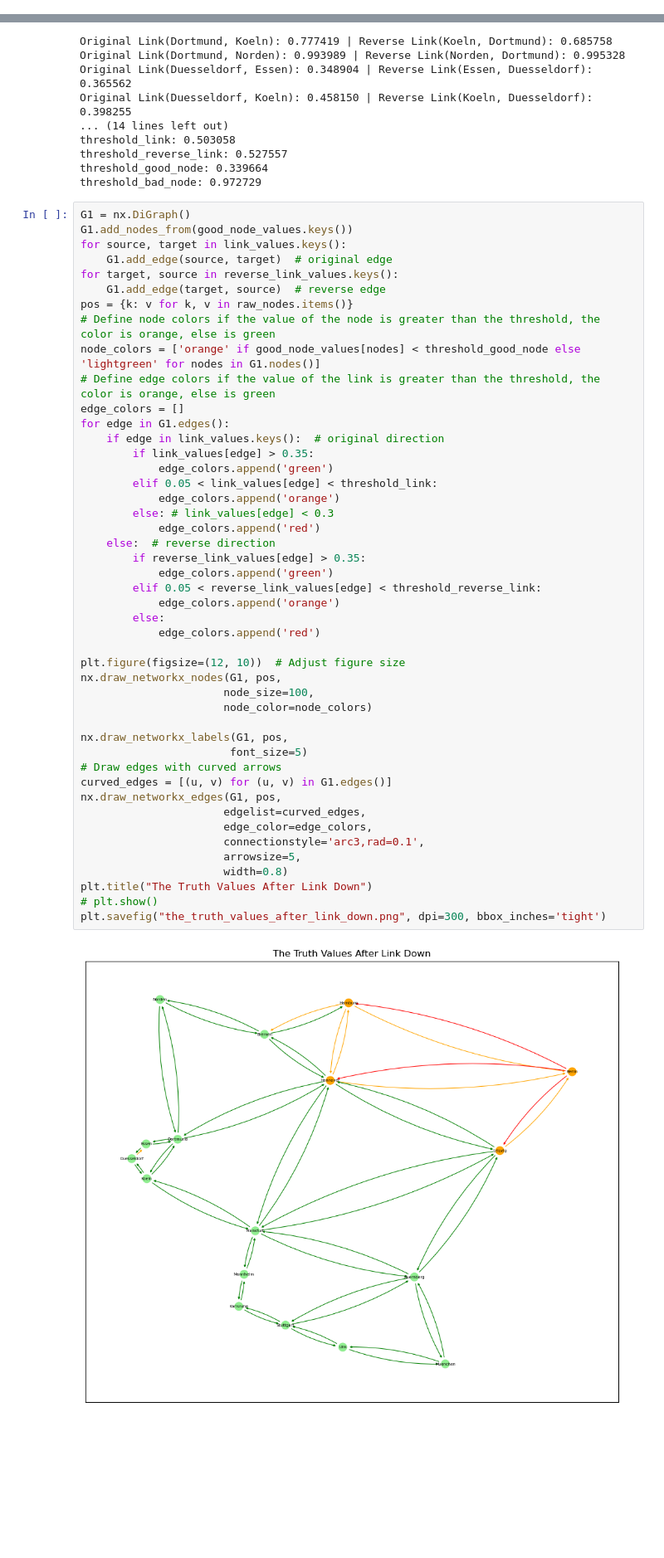
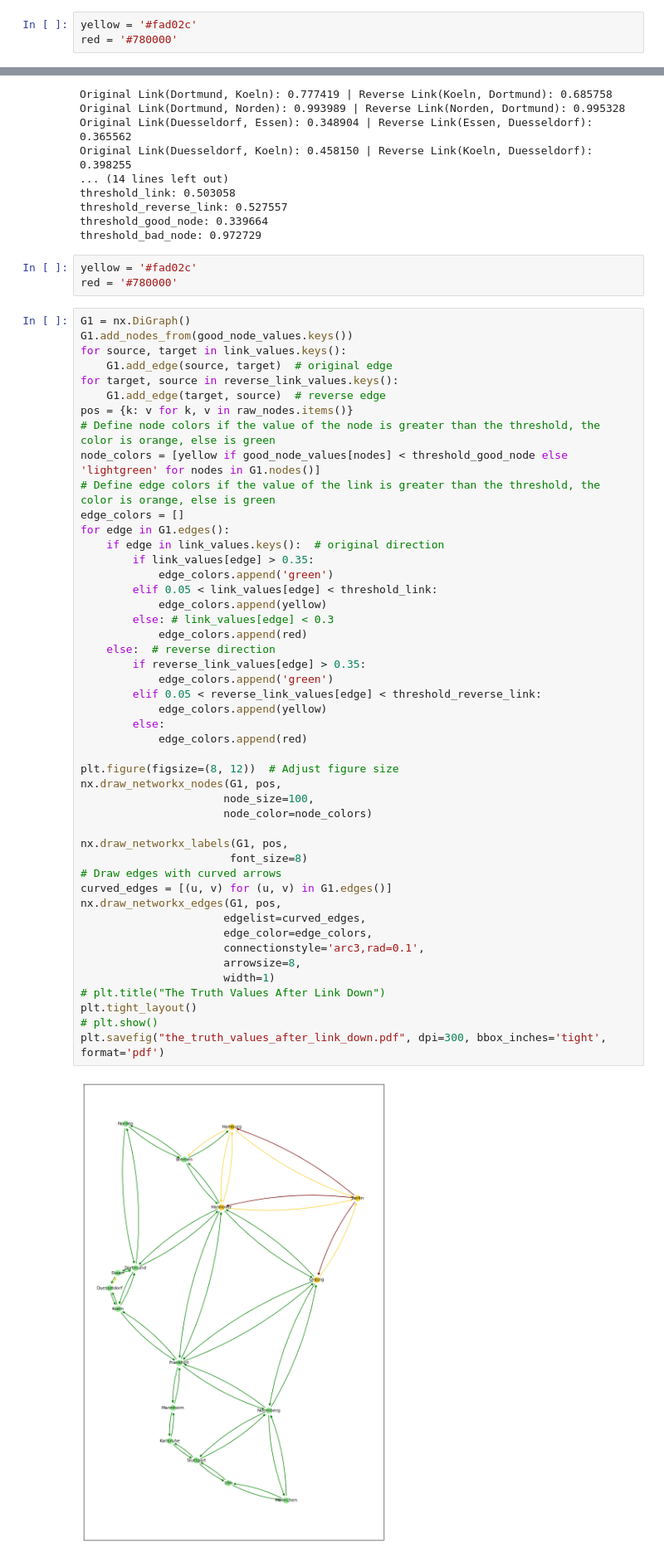
Before and after one commit to zhijin44/LogiKNet, a Jupyter notebook: P3_knowlegeembed/knowledge_embedding.ipynb, the cells around one changed output, grey strips where cells are left out. Shown: that part at 83% size. Drawn from its saved outputs; the diff is of its cells as text; blank space fills up the shorter version.

```diff
--- a/P3_knowlegeembed/knowledge_embedding.ipynb
+++ b/P3_knowlegeembed/knowledge_embedding.ipynb
@@ -80,6 +80,9 @@ affected_nodes: ['Berlin', 'Hamburg']
 affected_links: [('Berlin', 'Hamburg'), ('Berlin', 'Hannover'), ('Berlin', 'Leipzig'), ('Hamburg', 'Hannover'), ('Hamburg', 'Bremen')]
 healthy_nodes: ['Hannover', 'Frankfurt', 'Norden', 'Bremen', 'Muenchen', 'Ulm', 'Nuernberg', 'Stuttgart', 'Karlsruhe', 'Mannheim', 'Essen', 'Dortmund', 'Duesseldorf', 'Koeln', 'Leipzig']
 healthy_links: [('Bremen', 'Hamburg'), ('Bremen', 'Hannover'), ('Bremen', 'Norden'), ('Dortmund', 'Essen'), ('Dortmund', 'Hannover'), ('Dortmund', 'Koeln'), ('Dortmund', 'Norden'), ('Duesseldorf', 'Es ...
+# %%
+yellow = '#fad02c'
+red = '#780000'
 # %%
 # Illustrate the facts of nodes/affected_nodes and links/affected_links
 '''
@@ -379,6 +383,9 @@ threshold_link: 0.503058
 threshold_reverse_link: 0.527557
 threshold_good_node: 0.339664
 threshold_bad_node: 0.972729
+# %%
+yellow = '#fad02c'
+red = '#780000'
 # %%
 G1 = nx.DiGraph()
 G1.add_nodes_from(good_node_values.keys())
@@ -388,42 +395,43 @@ for target, source in reverse_link_values.keys():
     G1.add_edge(target, source)  # reverse edge
 pos = {k: v for k, v in raw_nodes.items()}
 # Define node colors if the value of the node is greater than the threshold, the color is orange, else is green
-node_colors = ['orange' if good_node_values[nodes] < threshold_good_node else 'lightgreen' for nodes in G1.nodes()]
+node_colors = [yellow if good_node_values[nodes] < threshold_good_node else 'lightgreen' for nodes in G1.nodes()]
 # Define edge colors if the value of the link is greater than the threshold, the color is orange, else is green
 edge_colors = []
 for edge in G1.edges():
     if edge in link_values.keys():  # original direction
         if link_values[edge] > 0.35:
             edge_colors.append('green')
         elif 0.05 < link_values[edge] < threshold_link:
-            edge_colors.append('orange')
+            edge_colors.append(yellow)
         else: # link_values[edge] < 0.3
-            edge_colors.append('red')
+            edge_colors.append(red)
     else:  # reverse direction
         if reverse_link_values[edge] > 0.35:
             edge_colors.append('green')
         elif 0.05 < reverse_link_values[edge] < threshold_reverse_link:
-            edge_colors.append('orange')
+            edge_colors.append(yellow)
         else:
-            edge_colors.append('red')
+            edge_colors.append(red)
 
-plt.figure(figsize=(12, 10))  # Adjust figure size
+plt.figure(figsize=(8, 12))  # Adjust figure size
 nx.draw_networkx_nodes(G1, pos,
                       node_size=100,
                       node_color=node_colors)
 
 nx.draw_networkx_labels(G1, pos,
-                       font_size=5)
+                       font_size=8)
 # Draw edges with curved arrows
 curved_edges = [(u, v) for (u, v) in G1.edges()]
 nx.draw_networkx_edges(G1, pos,
                       edgelist=curved_edges,
                       edge_color=edge_colors,
                       connectionstyle='arc3,rad=0.1',
-                      arrowsize=5,
-                      width=0.8)
-plt.title("The Truth Values After Link Down")
+                      arrowsize=8,
+                      width=1)
+# plt.title("The Truth Values After Link Down")
+plt.tight_layout()
 # plt.show()
-plt.savefig("the_truth_values_after_link_down.png", dpi=300, bbox_inches='tight')
+plt.savefig("the_truth_values_after_link_down.pdf", dpi=300, bbox_inches='tight', format='pdf')
 # %% [output]
-[figure, old version]
+[figure, new version]
```
Also changed, not shown: parts of 1 cell of this notebook, 5 other files.
